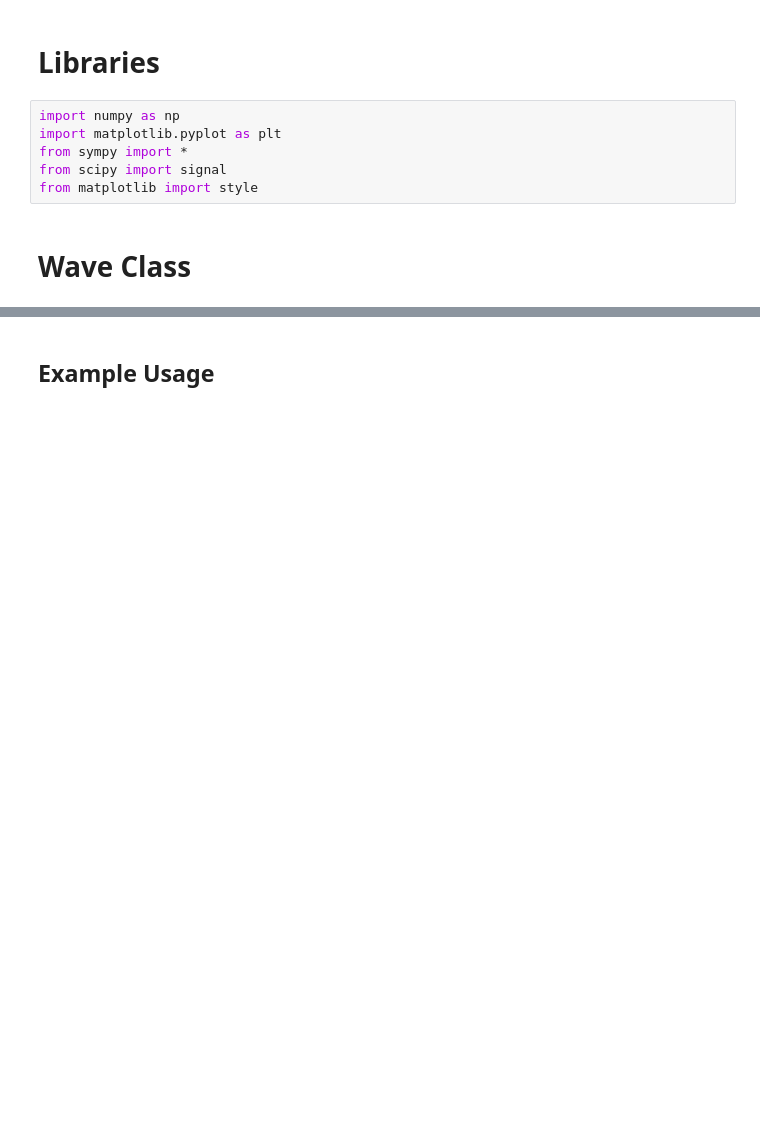
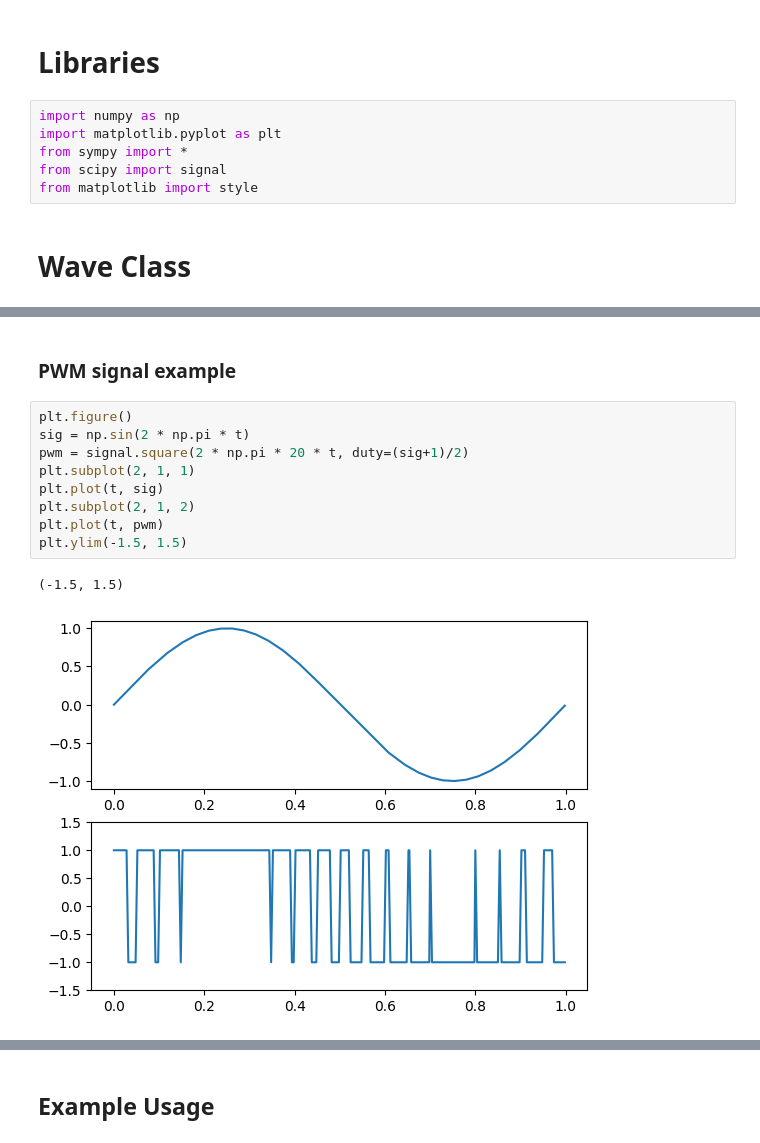
Before and after one commit to Oshadha345/Signals_and_Systems, a Jupyter notebook: Notebook/Signals.ipynb, the cells around one changed output, grey strips where cells are left out. Cells and saved outputs as stored; diff of their text form; blank space fills up the shorter version.

```diff
--- a/Notebook/Signals.ipynb
+++ b/Notebook/Signals.ipynb
@@ -123,0 +134,14 @@ class Waves:
+# %% [markdown]
+### PWM signal example
+# %%
+plt.figure()
+sig = np.sin(2 * np.pi * t)
+pwm = signal.square(2 * np.pi * 20 * t, duty=(sig+1)/2)
+plt.subplot(2, 1, 1)
+plt.plot(t, sig)
+plt.subplot(2, 1, 2)
+plt.plot(t, pwm)
+plt.ylim(-1.5, 1.5)
+# %% [output]
+(-1.5, 1.5)
+[figure, added]
```
Also changed, not shown: parts of 15 cells of this notebook.
